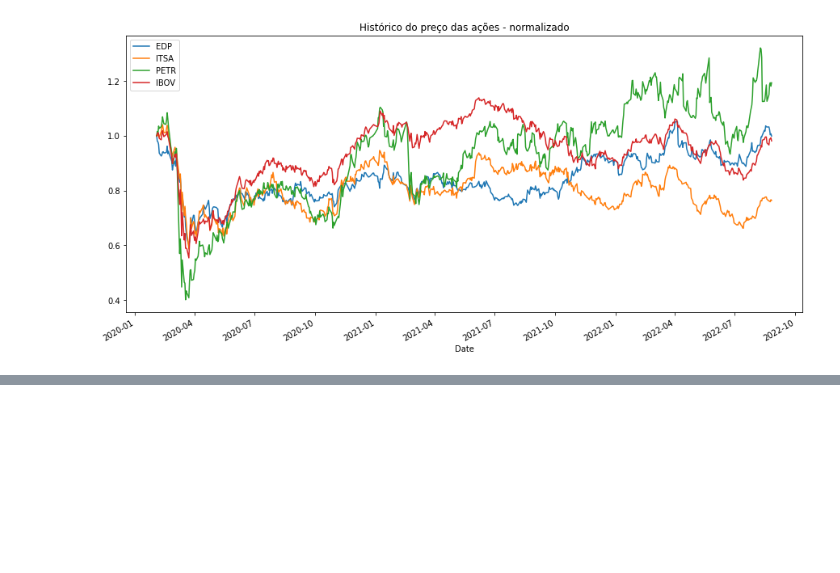
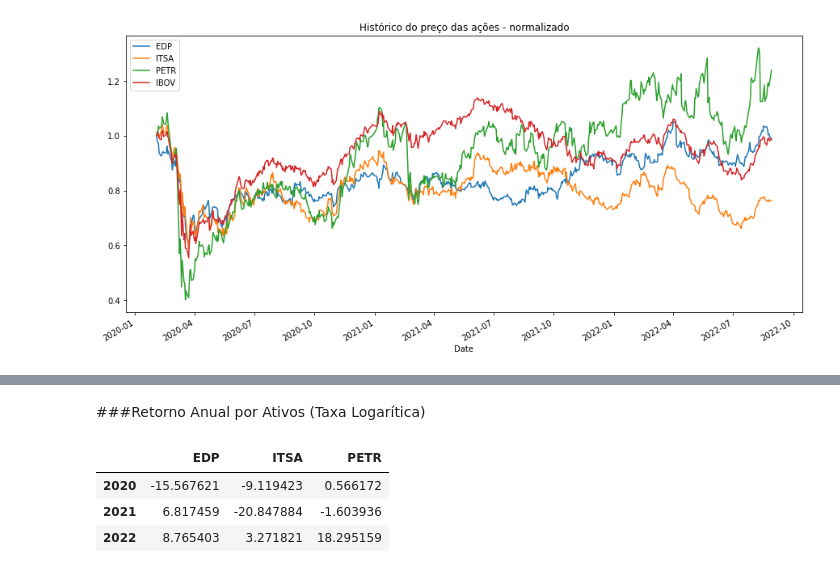
Before and after one commit to felipecadm/carteira-de-ativos, a Jupyter notebook: Carteira_de_Ativos.ipynb, the cells around one changed output, grey strips where cells are left out. Cells and saved outputs as stored; diff of their text form; code cells hidden in the pictures; blank space fills up the shorter version.

Commit message:
retorno anual por ativo - taxa logarítimica

```diff
--- a/Carteira_de_Ativos.ipynb
+++ b/Carteira_de_Ativos.ipynb
@@ -192,3 +192,25 @@ for i in acoes_df_normalizado.columns[-2:]:
 figura.show()
 # %% [output]
 [interactive output not drawn]
+# %% [markdown]
+###Retorno Anual por Ativos (Taxa Logarítica)
+# %%
+Retorno_Anual = pd.DataFrame(columns=acoes_df.columns[0:3], index=[2020, 2021, 2022])
+# %%
+data_final = '-12-31'
+for ativo in acoes_df.columns[0:3]:
+  resultados = []
+  for ano in Retorno_Anual.index:
+    fim_ano = (str(ano-1) + data_final)
+    inicio_ano = (str(ano) + data_final)
+    valor_inicio_ano = acoes_df[(acoes_df[ativo].index > fim_ano) & (acoes_df[ativo].index <= inicio_ano)][ativo][0]
+    valor_final_ano = acoes_df[(acoes_df[ativo].index > fim_ano) & (acoes_df[ativo].index <= inicio_ano)][ativo][-1]
+    resultados.append(np.log(valor_final_ano / valor_inicio_ano) * 100)
+  Retorno_Anual[ativo] = resultados
+# %%
+Retorno_Anual
+# %% [output]
+|  | EDP | ITSA | PETR |
+| 2020 | -15.567621 | -9.119423 | 0.566172 |
+| 2021 | 6.817459 | -20.847884 | -1.603936 |
+| 2022 | 8.765403 | 3.271821 | 18.295159 |
```
Also changed, not shown: parts of 9 cells of this notebook.
